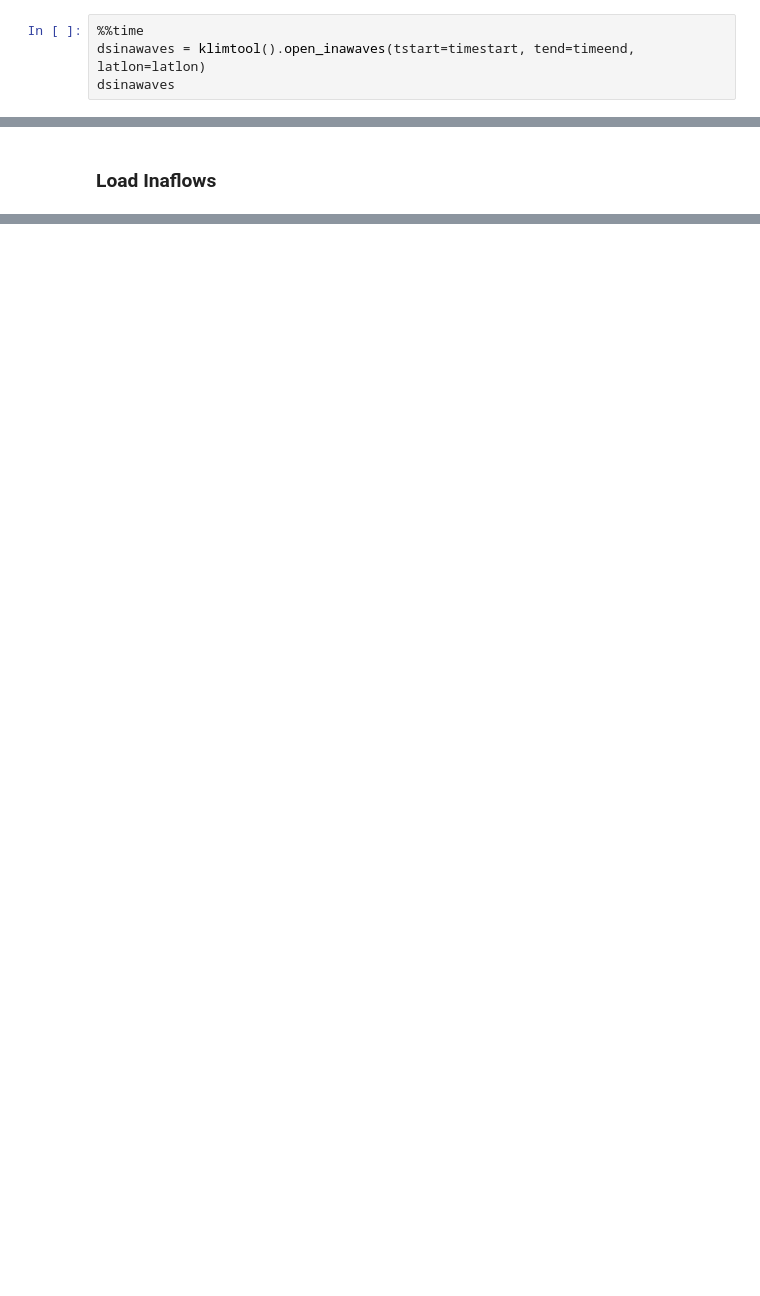
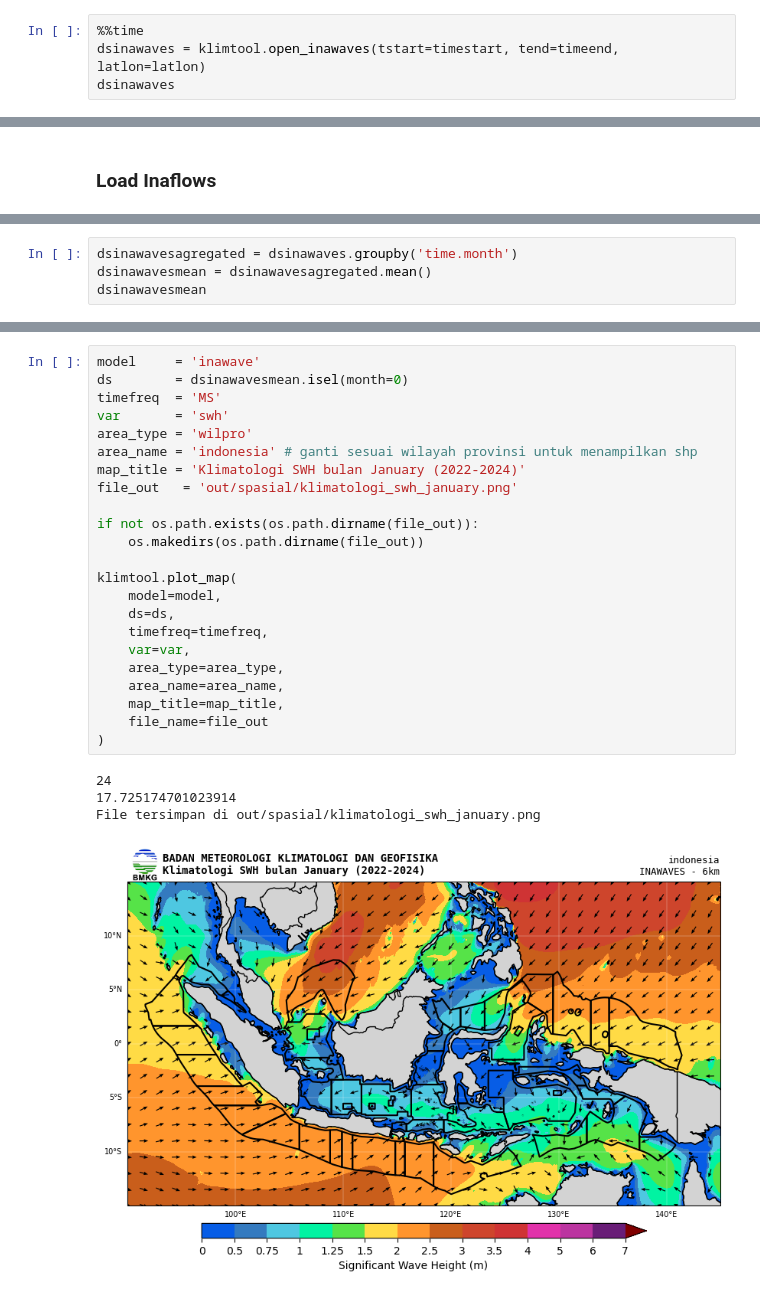
Before and after one commit to devmetmar/marinemet-training, a Jupyter notebook: _sources/2_/2_3_climatology_product.ipynb, the cells around one changed output, grey strips where cells are left out. Drawn from its saved outputs; the diff is of its cells as text; blank space fills up the shorter version.

```diff
--- a/_sources/2_/2_3_climatology_product.ipynb
+++ b/_sources/2_/2_3_climatology_product.ipynb
@@ -45,6 +50,6 @@ latlon = [lonw, lone, latb, latt]
 ### Load Inawaves
 # %%
 %%time
-dsinawaves = klimtool().open_inawaves(tstart=timestart, tend=timeend, latlon=latlon)
+dsinawaves = klimtool.open_inawaves(tstart=timestart, tend=timeend, latlon=latlon)
 dsinawaves
 # %% [output]
@@ -195,0 +211,4 @@ frekuensi waktu (`1H`: per1jam , `3H`: per3jam, `1D`: harian, `MS`: bulanan, `YS
+# %%
+dsinawavesagregated = dsinawaves.groupby('time.month')
+dsinawavesmean = dsinawavesagregated.mean()
+dsinawavesmean
@@ -195,0 +325,28 @@ frekuensi waktu (`1H`: per1jam , `3H`: per3jam, `1D`: harian, `MS`: bulanan, `YS
+# %%
+model     = 'inawave'
+ds        = dsinawavesmean.isel(month=0)
+timefreq  = 'MS'
+var       = 'swh'
+area_type = 'wilpro'
+area_name = 'indonesia' # ganti sesuai wilayah provinsi untuk menampilkan shp
+map_title = 'Klimatologi SWH bulan January (2022-2024)'
+file_out   = 'out/spasial/klimatologi_swh_january.png'
+
+if not os.path.exists(os.path.dirname(file_out)):
+    os.makedirs(os.path.dirname(file_out))
+
+klimtool.plot_map(
+    model=model,
+    ds=ds,
+    timefreq=timefreq,
+    var=var,
+    area_type=area_type,
+    area_name=area_name,
+    map_title=map_title,
+    file_name=file_out
+)
+# %% [output]
+24
+17.725174701023914
+File tersimpan di out/spasial/klimatologi_swh_january.png
+[figure, added]
```
Also changed, not shown: parts of 60 cells of this notebook, 8 other files.
